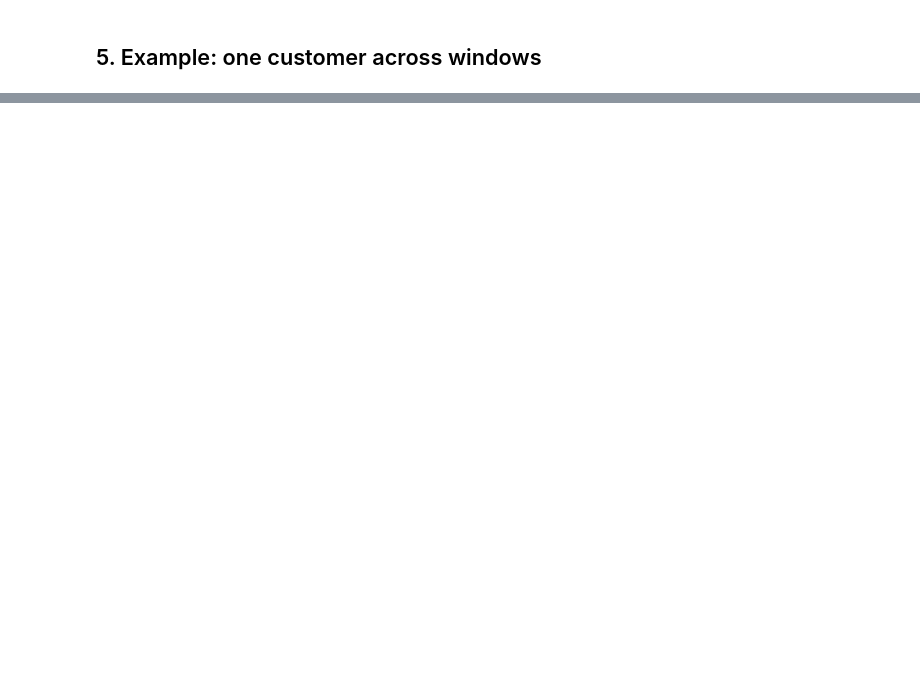
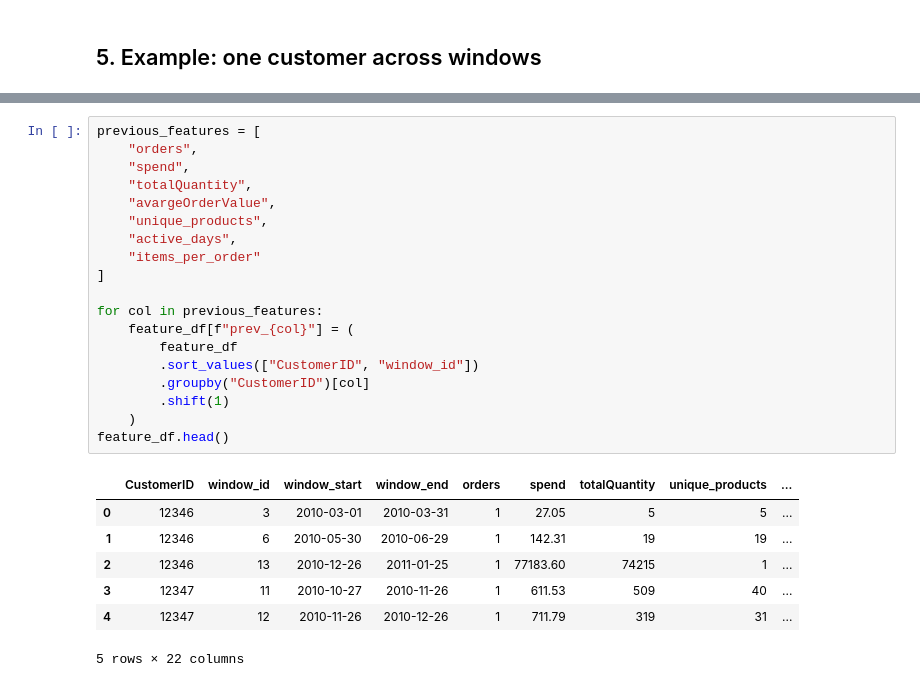
Before and after one commit to saraalwadia/customer-behavior-shift-detection, a Jupyter notebook: notebook/03_features_notebook.ipynb, the cells around one changed output, grey strips where cells are left out. Drawn from its saved outputs; the diff is of its cells as text; blank space fills up the shorter version.

```diff
--- a/notebook/03_features_notebook.ipynb
+++ b/notebook/03_features_notebook.ipynb
@@ -173,0 +176,27 @@ Saved: F:\GSG26_Course\fina_ml_project\data\processed\activity_features_90d.csv
+# %%
+previous_features = [
+    "orders",
+    "spend",
+    "totalQuantity",
+    "avargeOrderValue",
+    "unique_products",
+    "active_days",
+    "items_per_order"
+]
+
+for col in previous_features:
+    feature_df[f"prev_{col}"] = (
+        feature_df
+        .sort_values(["CustomerID", "window_id"])
+        .groupby("CustomerID")[col]
+        .shift(1)
+    )
+feature_df.head()
+# %% [output]
+|  | CustomerID | window_id | window_start | window_end | orders | spend | totalQuantity | unique_products | ... |
+| 0 | 12346 | 3 | 2010-03-01 | 2010-03-31 | 1 | 27.05 | 5 | 5 | ... |
+| 1 | 12346 | 6 | 2010-05-30 | 2010-06-29 | 1 | 142.31 | 19 | 19 | ... |
+| 2 | 12346 | 13 | 2010-12-26 | 2011-01-25 | 1 | 77183.60 | 74215 | 1 | ... |
+| 3 | 12347 | 11 | 2010-10-27 | 2010-11-26 | 1 | 611.53 | 509 | 40 | ... |
+| 4 | 12347 | 12 | 2010-11-26 | 2010-12-26 | 1 | 711.79 | 319 | 31 | ... |
+5 rows × 22 columns
```
Also changed, not shown: parts of 15 cells of this notebook.
